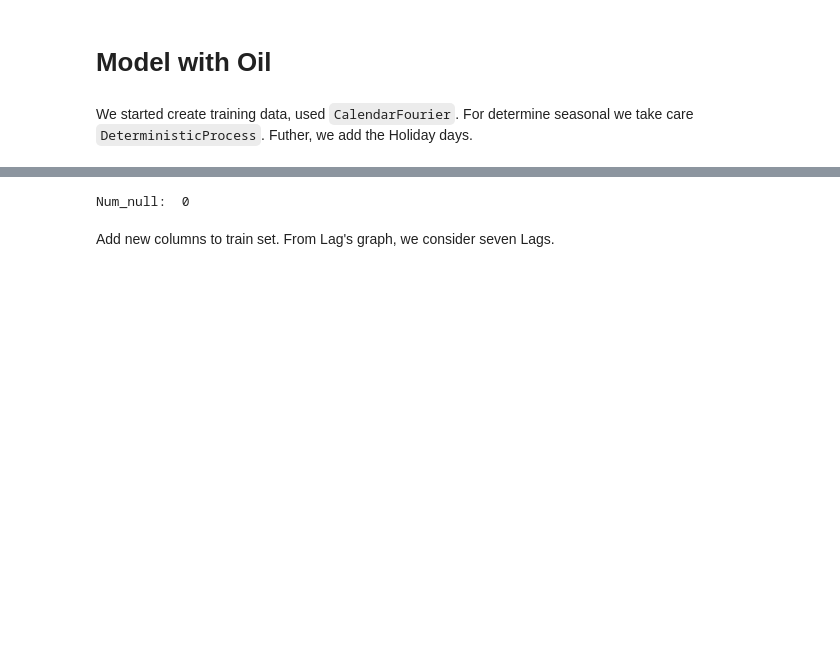
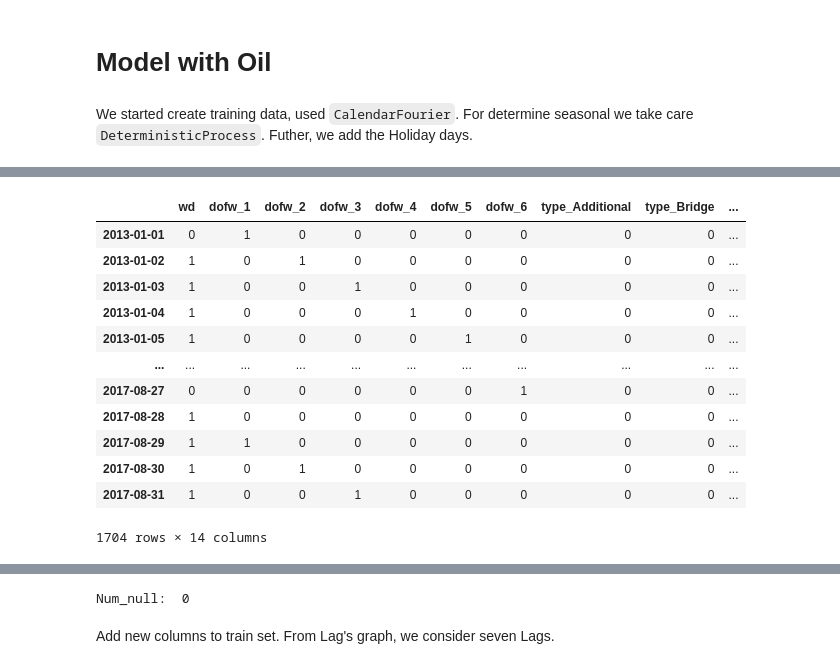
Before and after one commit to cristianBMJ/ClassificationStar, a Jupyter notebook: forecasting-store-sales.ipynb, the cells around one changed output, grey strips where cells are left out. Cells and saved outputs as stored; diff of their text form; code cells hidden in the pictures; blank space fills up the shorter version.

```diff
--- a/forecasting-store-sales.ipynb
+++ b/forecasting-store-sales.ipynb
@@ -99,8 +99,12 @@ holidays_events = pd.read_csv(
     },
     parse_dates=['date'],
     infer_datetime_format=True,
+    index_col='date'
 )
-holidays_events = holidays_events.set_index('date').to_period('D')
+
+hol = holidays_events.to_period('D')
+hol = hol[hol.locale == 'National'] # I'm only taking National holiday so there's no false positive.
+hol = hol.groupby(hol.index).first() # Removing duplicated holiday at the same date
 
 store_sales = pd.read_csv(
     comp_dir / 'train.csv',
@@ -127,7 +131,7 @@ oil = pd.read_csv(
 holidays = (
     holidays_events
     .query("locale in ['National', 'Regional']")
-    .loc[timeInitial :'2017-08-15', ['description']]
+    .loc[timeInitial :'2017-08-15', ]
     .assign(description=lambda x: x.description.cat.remove_unused_categories()) # assign new columns
 )
 
@@ -361,0 +372,25 @@ X_holidays = pd.get_dummies(holidays) # add columns on Holidays, more featured,
+# %%
+#calendar = X.join(hol)
+calendar = pd.DataFrame(index = pd.date_range('2013-01-01', '2017-08-31')).to_period('D')
+
+calendar['dofw'] = calendar.index.dayofweek # Weekly day
+calendar['wd'] = True
+calendar.loc[calendar.dofw > 4, 'wd'] = False # not work day
+
+calendar = calendar.join(hol) # Joining calendar with holiday dataset
+calendar['dofw'] = calendar.index.dayofweek # Weekly day
+calendar['wd'] = 1
+calendar.loc[calendar.dofw > 4, 'wd'] = 0 # If it's saturday or sunday then it's not Weekday
+calendar.loc[calendar.type == 'Work Day', 'wd'] = 1 # If it's Work Day event then it's a workday
+calendar.loc[calendar.type == 'Transfer', 'wd'] = 0 # If it's Transfer event then it's not a work day
+calendar.loc[calendar.type == 'Bridge', 'wd'] = 0 # If it's Bridge event then it's not a work day
+calendar.loc[(calendar.type == 'Holiday') & (calendar.transferred == False), 'wd'] = 0 # If it's holiday and the holiday is not transferred then it's holiday
+calendar.loc[(calendar.type == 'Holiday') & (calendar.transferred == True), 'wd'] = 1 # If it's holiday and transferred then it's not holiday
+calendar = pd.get_dummies(calendar, columns = ['dofw'], drop_first = True) # One-hot encoding (Make sure to drop one of the columns by 'drop_first = True')
+calendar = pd.get_dummies(calendar, columns = ['type']) # One-hot encoding for type holiday (No need to drop one of the columns because there's a "No holiday" already)
+calendar.drop(['locale', 'locale_name', 'description', 'transferred'], axis = 1, inplace = True) # Unused columns
+calendar
+
+
+
+calendar.head()
@@ -361,0 +404,23 @@ X_holidays = pd.get_dummies(holidays) # add columns on Holidays, more featured,
+# %%
+school_season = [] # Feature for school fluctuations
+for i, r in calendar.iterrows() :
+    if i.month in [4, 5, 8, 9] :
+        school_season.append(1)
+    else :
+        school_season.append(0)
+calendar['school_season'] = school_season
+calendar
+# %% [output]
+|  | wd | dofw_1 | dofw_2 | dofw_3 | dofw_4 | dofw_5 | dofw_6 | type_Additional | type_Bridge | ... |
+| 2013-01-01 | 0 | 1 | 0 | 0 | 0 | 0 | 0 | 0 | 0 | ... |
+| 2013-01-02 | 1 | 0 | 1 | 0 | 0 | 0 | 0 | 0 | 0 | ... |
+| 2013-01-03 | 1 | 0 | 0 | 1 | 0 | 0 | 0 | 0 | 0 | ... |
+| 2013-01-04 | 1 | 0 | 0 | 0 | 1 | 0 | 0 | 0 | 0 | ... |
+| 2013-01-05 | 1 | 0 | 0 | 0 | 0 | 1 | 0 | 0 | 0 | ... |
+| ... | ... | ... | ... | ... | ... | ... | ... | ... | ... | ... |
+| 2017-08-27 | 0 | 0 | 0 | 0 | 0 | 0 | 1 | 0 | 0 | ... |
+| 2017-08-28 | 1 | 0 | 0 | 0 | 0 | 0 | 0 | 0 | 0 | ... |
+| 2017-08-29 | 1 | 1 | 0 | 0 | 0 | 0 | 0 | 0 | 0 | ... |
+| 2017-08-30 | 1 | 0 | 1 | 0 | 0 | 0 | 0 | 0 | 0 | ... |
+| 2017-08-31 | 1 | 0 | 0 | 1 | 0 | 0 | 0 | 0 | 0 | ... |
+1704 rows × 14 columns
```
Also changed, not shown: parts of 18 cells of this notebook.
